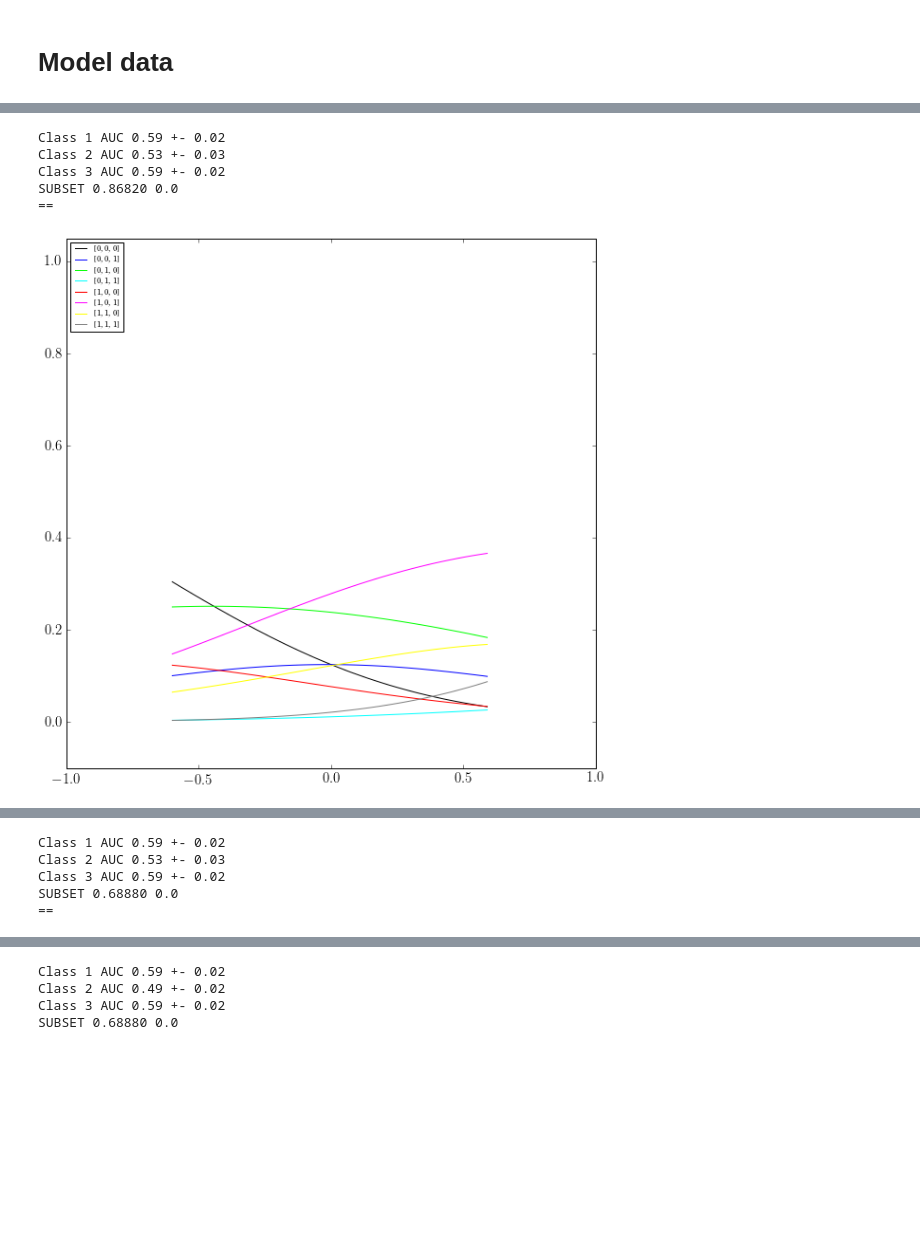
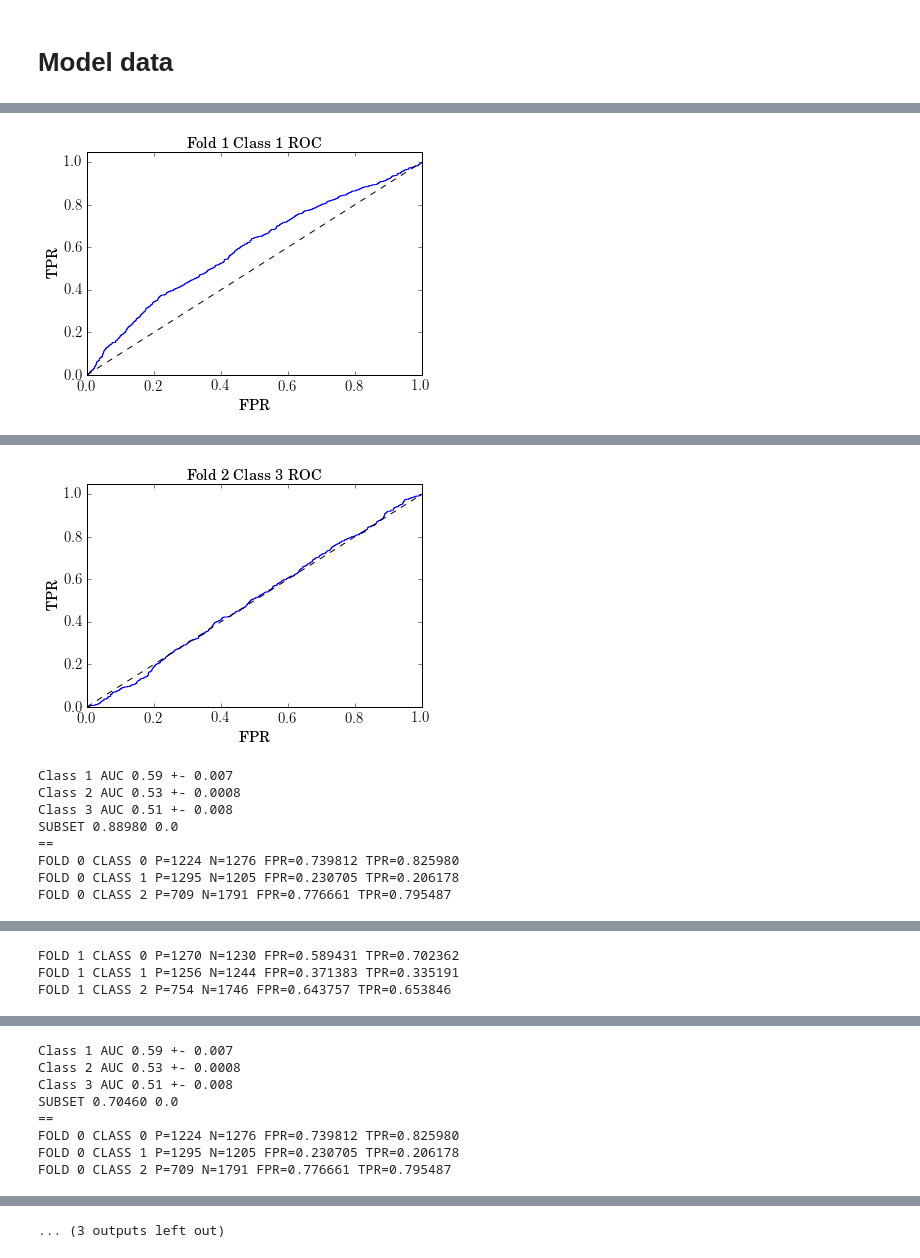
Before and after one commit to etoestja/PCCBio, a Jupyter notebook: code/MLC_PCC.ipynb, the cells around one changed output, grey strips where cells are left out. Cells and saved outputs as stored; diff of their text form; code cells hidden in the pictures; blank space fills up the shorter version.

```diff
--- a/code/MLC_PCC.ipynb
+++ b/code/MLC_PCC.ipynb
@@ -371,9 +371,12 @@ def showROCCurve(fpr, tpr, auc_mean, auc_std, filename):
     plt.title(r"AUC $= %s\,\pm\,%s$" % (auc_mean, auc_std), fontsize=15)
     plt.savefig(filename + ".eps", bbox_inches = 'tight')
     plt.show()
+
+randomState = 123
+
 def BRShow(X, Y, folds):
     IFolds = sklearn.cross_validation.KFold(n = X.shape[0], n_folds=folds, shuffle=True,
-                                   random_state=32)
+                                   random_state=randomState)
     #IFolds = SKF(Y, folds)
     maxC = 3
 
@@ -399,7 +402,7 @@ def BRShow(X, Y, folds):
             # calculate fpr and tpr
             fpr, tpr, _ = roc_curve(YTest[:,i], YScore)
 
-            #plotROCCurve(fpr, tpr, "Fold %d Class %d ROC" % (fold + 1, i + 1), None)
+            plotROCCurve(fpr, tpr, "Fold %d Class %d ROC" % (fold + 1, i + 1), None)
             roc_auc[fold][i] = auc(fpr, tpr)
         subsetLossArr[fold] = 1. * len(np.where(np.all(subsetLossTemp, axis = 1)==0)[0]) / XTest.shape[0]
         fold += 1
@@ -413,7 +416,7 @@ def BRShow(X, Y, folds):
     print("SUBSET %.5f %.1f" % (subset_mean, subset_std))
 def PCCShow(X, Y, folds, thr = 0.2, do_new = False):
     IFolds = sklearn.cross_validation.KFold(n = X.shape[0], n_folds=folds, shuffle=True,
-                                   random_state=32)
+                                   random_state=randomState)
     #IFolds = SKF(Y, folds)
     maxC = 3
 
@@ -438,6 +441,11 @@ def PCCShow(X, Y, folds, thr = 0.2, do_new = False):
     #    print("calculating ROC...")
 
         subsetLoss = 0
+        P = np.zeros(YTest.shape[1])
+        N = np.zeros(YTest.shape[1])
+        FP = np.zeros(YTest.shape[1])
+        TP = np.zeros(YTest.shape[1])
+
         for j in range(XTest.shape[0]):
             if do_new:
                 Ys[j] = algo.probabilityClassesNew(XTest[j])
@@ -448,6 +456,18 @@ def PCCShow(X, Y, folds, thr = 0.2, do_new = False):
             if np.any(ans1 != ans2):
                 subsetLoss += 1
                # print("Got error j=%d ans1 = %s ans2 = %s" % (j, str(ans1), str(ans2)))
+            for i in range(YTest.shape[1]):
+                if ans2[i] == 1:
+                    P[i] += 1
+                else:
+                    N[i] += 1
+                if ans1[i] == 1 and ans2[i] == 1:
+                    TP[i] += 1
+                if ans1[i] == 1 and ans2[i] == 0:
+                    FP[i] += 1
+        for i in range(YTest.shape[1]):
+            print("FOLD %d CLASS %d P=%d N=%d FPR=%lf TPR=%lf" % (fold, i, P[i], N[i], 1. * FP[i] / N[i], 1. * TP[i] / P[i]))
+
         subsetLossArr[fold] = 1. * subsetLoss / XTest.shape[0]
 
 
@@ -502,7 +522,7 @@ def PModel(x, y):
     f2 = Sigma(x - 2 * y[0] + 1)
     if y[1] == 0:
         f2 = 1 - f2
-    f3 = Sigma(x + 12 * y[0] - 2 * y[1] - 11)
+    f3 = Sigma(-x + 12 * y[0] - 2 * y[1] - 11)
     if y[2] == 0:
         f3 = 1 - f3
     return(f1 * f2 * f3)
@@ -552,13 +572,8 @@ Xmr=np.array([Xm]).T
 # %%
-BRShow(Xmr, Ym, 5)
+BRShow(Xmr, Ym, 2)
 print("==")
-PCCShow(Xmr, Ym, 5, thr = 0.3)
+PCCShow(Xmr, Ym, 2, thr = 0.3)
 print("==")
-PCCShow(Xmr, Ym, 5, do_new = True, thr = 0.7)
+PCCShow(Xmr, Ym, 2, do_new = True, thr = 0.7)
 # %% [output]
-Class 1 AUC 0.59 +- 0.02
-Class 2 AUC 0.53 +- 0.03
-Class 3 AUC 0.59 +- 0.02
-SUBSET 0.86820 0.0
-==
-[figure, old version]
+[figure, new version]
@@ -568,0 +584,9 @@ SUBSET 0.86820 0.0
+[figure, new version]
+Class 1 AUC 0.59 +- 0.007
+Class 2 AUC 0.53 +- 0.0008
+Class 3 AUC 0.51 +- 0.008
+SUBSET 0.88980 0.0
+==
+FOLD 0 CLASS 0 P=1224 N=1276 FPR=0.739812 TPR=0.825980
+FOLD 0 CLASS 1 P=1295 N=1205 FPR=0.230705 TPR=0.206178
+FOLD 0 CLASS 2 P=709 N=1791 FPR=0.776661 TPR=0.795487
@@ -569,5 +594,3 @@ SUBSET 0.86820 0.0
-Class 1 AUC 0.59 +- 0.02
-Class 2 AUC 0.53 +- 0.03
-Class 3 AUC 0.59 +- 0.02
-SUBSET 0.68880 0.0
-==
+FOLD 1 CLASS 0 P=1270 N=1230 FPR=0.589431 TPR=0.702362
+FOLD 1 CLASS 1 P=1256 N=1244 FPR=0.371383 TPR=0.335191
+FOLD 1 CLASS 2 P=754 N=1746 FPR=0.643757 TPR=0.653846
@@ -576,0 +598,8 @@ SUBSET 0.68880 0.0
+Class 1 AUC 0.59 +- 0.007
+Class 2 AUC 0.53 +- 0.0008
+Class 3 AUC 0.51 +- 0.008
+SUBSET 0.70460 0.0
+==
+FOLD 0 CLASS 0 P=1224 N=1276 FPR=0.739812 TPR=0.825980
+FOLD 0 CLASS 1 P=1295 N=1205 FPR=0.230705 TPR=0.206178
+FOLD 0 CLASS 2 P=709 N=1791 FPR=0.776661 TPR=0.795487
@@ -579,7 +607,4 @@ SUBSET 0.68880 0.0
-Class 1 AUC 0.59 +- 0.02
-Class 2 AUC 0.49 +- 0.02
-Class 3 AUC 0.59 +- 0.02
-SUBSET 0.68880 0.0
+... (3 outputs left out)
 # %%
 test = PCC()
 test.initialize(Ym.shape[1], Xmr, Ym, 999)
```
Also changed, not shown: parts of 8 cells of this notebook.
